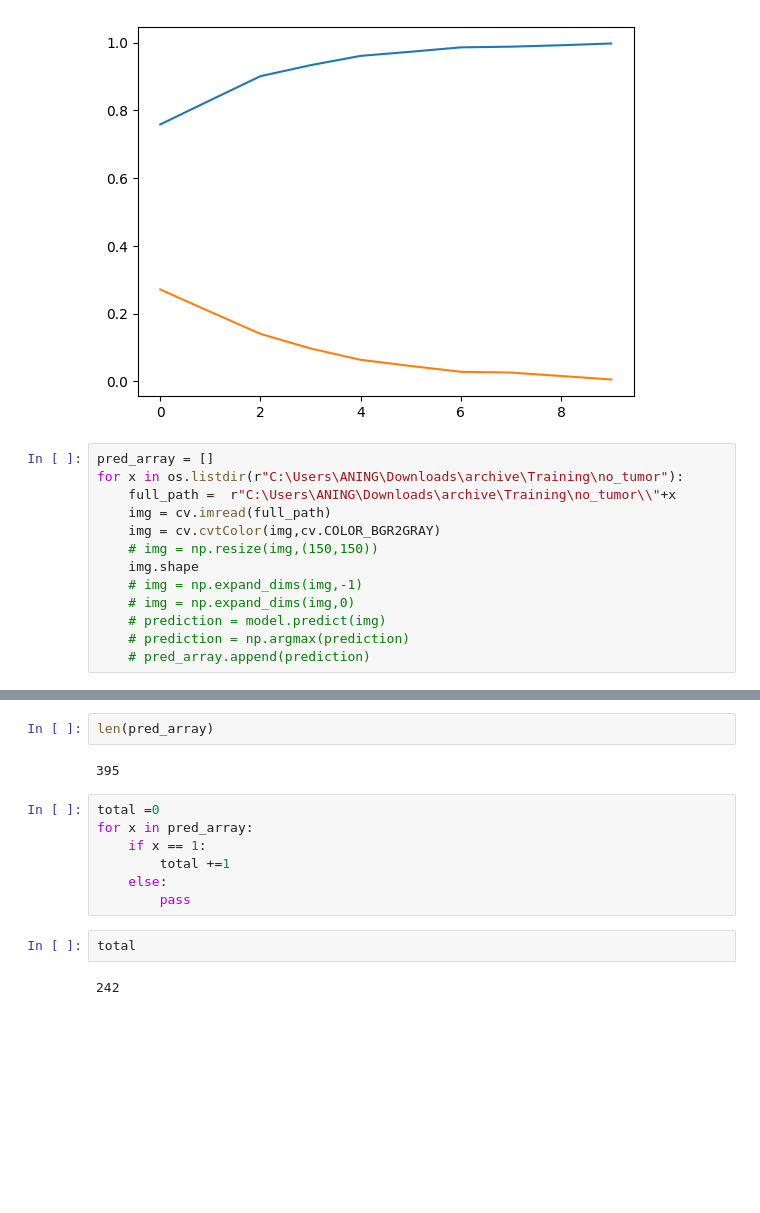
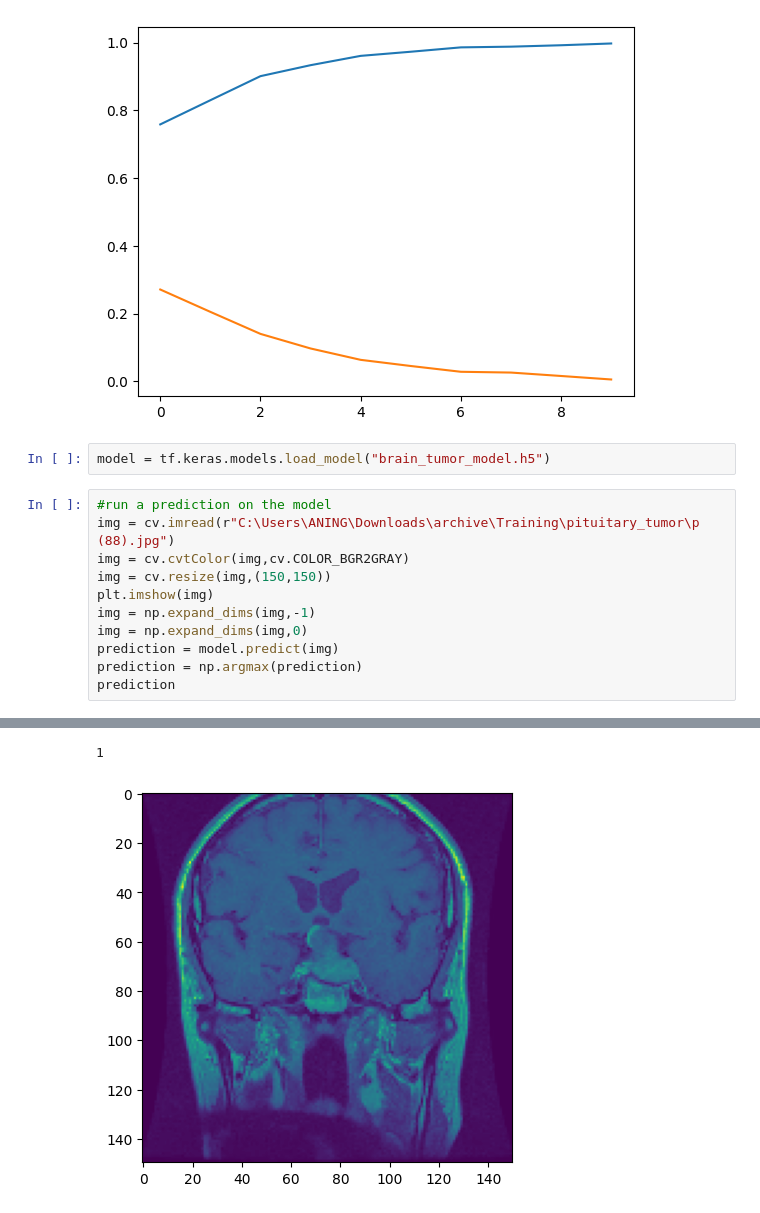
Before and after one commit to KojoAning/Machine_Learning, a Jupyter notebook: Brain_tumor_detection/Brain_tumor_detection.ipynb, the cells around one changed output, grey strips where cells are left out. Saved outputs shown, nothing was run; the diff lists cells and outputs as text; blank space fills up the shorter version.

```diff
--- a/Brain_tumor_detection/Brain_tumor_detection.ipynb
+++ b/Brain_tumor_detection/Brain_tumor_detection.ipynb
@@ -109,16 +100,17 @@ plt.plot(epochs,loss)
 # %% [output]
 [<matplotlib.lines.Line2D at 0x...>]
 [figure]
+# %%
+model = tf.keras.models.load_model("brain_tumor_model.h5")
 # %%
-pred_array = []
-for x in os.listdir(r"C:\Users\ANING\Downloads\archive\Training\no_tumor"):
-    full_path =  r"C:\Users\ANING\Downloads\archive\Training\no_tumor\\"+x
-    img = cv.imread(full_path)
-    img = cv.cvtColor(img,cv.COLOR_BGR2GRAY)
-    # img = np.resize(img,(150,150))
-    img.shape
-    # img = np.expand_dims(img,-1)
-    # img = np.expand_dims(img,0)
-    # prediction = model.predict(img)
-    # prediction = np.argmax(prediction)
-    # pred_array.append(prediction)
+#run a prediction on the model
+img = cv.imread(r"C:\Users\ANING\Downloads\archive\Training\pituitary_tumor\p (88).jpg")
+img = cv.cvtColor(img,cv.COLOR_BGR2GRAY)
+img = cv.resize(img,(150,150))
+plt.imshow(img)
+img = np.expand_dims(img,-1)
+img = np.expand_dims(img,0)
+prediction = model.predict(img)
+prediction = np.argmax(prediction)
+prediction
+# %% [output]
@@ -125,15 +118,2 @@ for x in os.listdir(r"C:\Users\ANING\Downloads\archive\Training\no_tumor"):
+1
+[figure, added]
-# %%
-len(pred_array)
-# %% [output]
-395
-# %%
-total =0
-for x in pred_array:
-    if x == 1:
-        total +=1
-    else:
-        pass
-# %%
-total
-# %% [output]
-242
```
Also changed, not shown: parts of 20 cells of this notebook, 6 other files.
